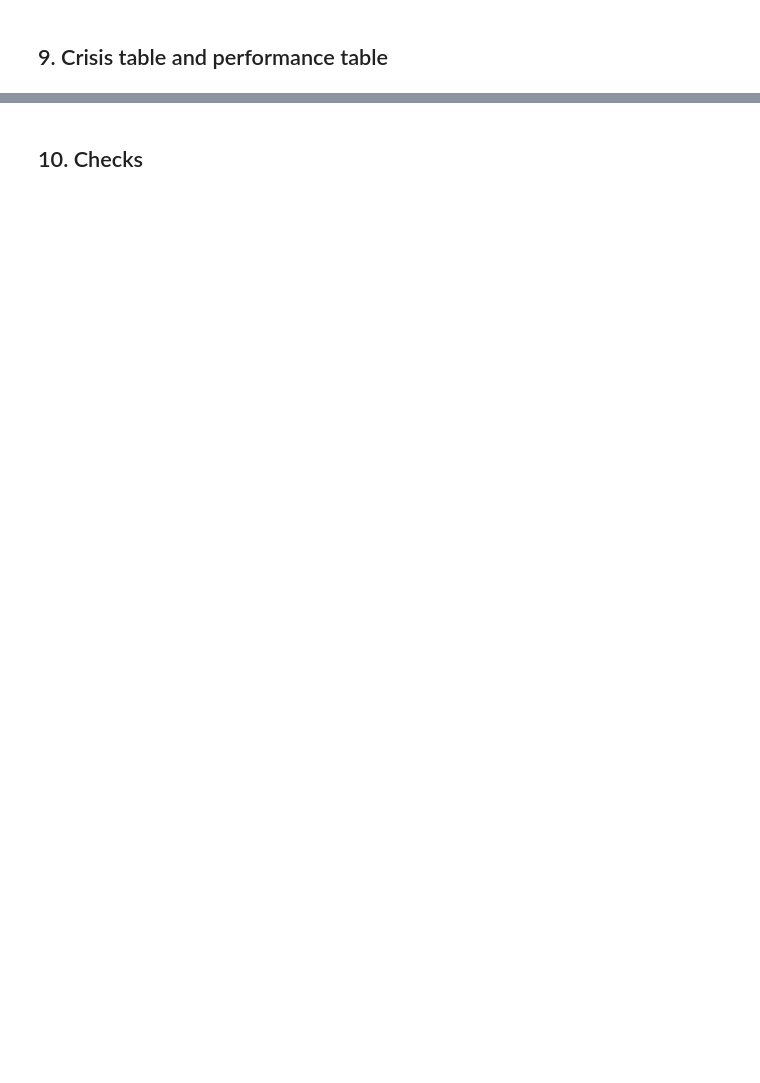
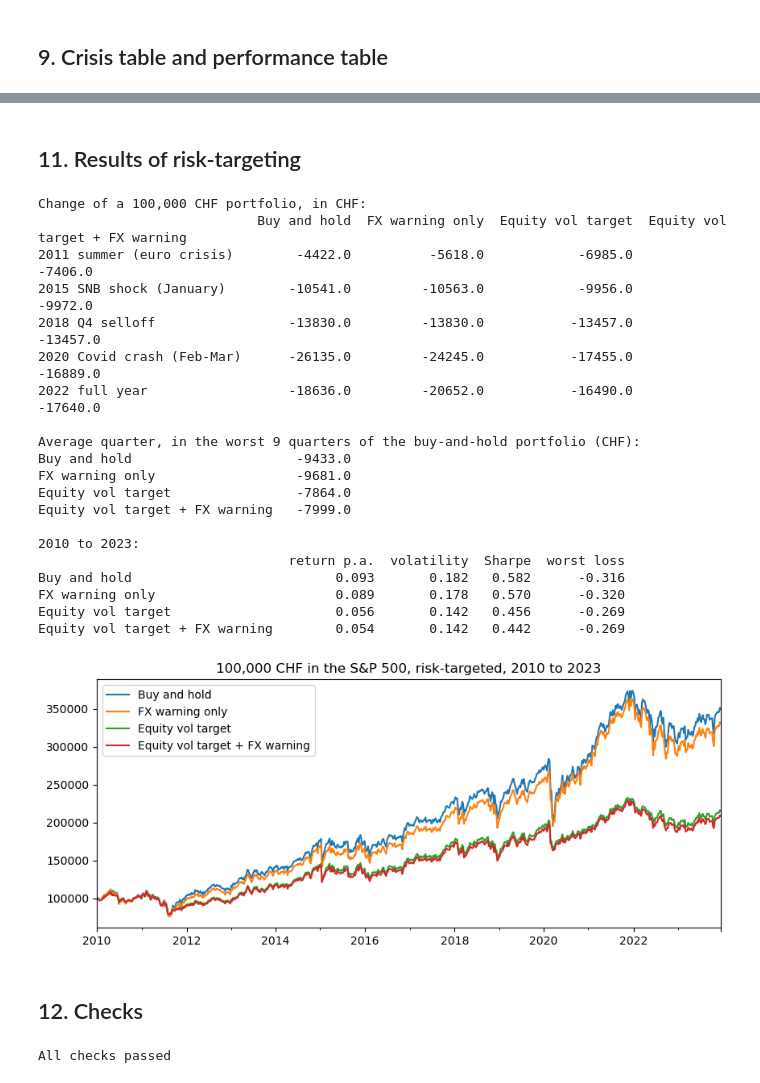
Before and after one commit to Roberto-Berardi/trend-following-fx-risk-factor, a Jupyter notebook: code/04_volatility.ipynb, the cells around one changed output, grey strips where cells are left out. Saved outputs shown, nothing was run; the diff lists cells and outputs as text; code cells hidden in the pictures; blank space fills up the shorter version.

Commit message:
Volatility-managed carry, final test

```diff
--- a/code/04_volatility.ipynb
+++ b/code/04_volatility.ipynb
@@ -282,5 +413,63 @@ print("\nSaved overlay.csv")
+# %% [markdown]
+## 11. Results of risk-targeting
+# %%
+# Weekly return: equity weight decided last Friday x S&P in CHF, plus cash at the CHF rate,
+# minus 5 bp per unit of weight changed.
+sp_chf = (1 + sp_usd) * (1 + usd_chf) - 1
+cash = (weekly["CHF_3M"].loc[idx] / 100 / 52)
+
+risk_targeted = pd.DataFrame(index=idx)
+for name in weights.columns:
+    w = weights[name].shift(1).fillna(1.0)
+    cost = 5 / 1e4 * weights[name].diff().abs().fillna(0)
+    risk_targeted[name] = w * sp_chf + (1 - w) * cash - cost
+
+rows = {}
+for name, (a, b) in crises.items():
+    rows[name] = ((1 + risk_targeted.loc[a:b]).prod() - 1) * 100_000
+print("Change of a 100,000 CHF portfolio, in CHF:")
+print(pd.DataFrame(rows).T.round(0).to_string())
+
+quarterly_rt = (1 + risk_targeted).resample("QE").prod() - 1
+print(f"\nAverage quarter, in the worst {worst.sum()} quarters of the buy-and-hold portfolio (CHF):")
+print((quarterly_rt[worst].mean() * 100_000).round(0).to_string())
+
+perf_rt = pd.DataFrame({
+    "return p.a.": (1 + risk_targeted).prod() ** (52 / len(risk_targeted)) - 1,
+    "volatility": risk_targeted.std() * np.sqrt(52),
+    "Sharpe": risk_targeted.apply(helpers.sharpe_ratio),
+    "worst loss": risk_targeted.apply(helpers.max_drawdown),
+}).round(3)
+print("\n2010 to 2023:")
+print(perf_rt.to_string())
+
+risk_targeted.add_prefix("rt_").join(fx_warning).to_csv(f"{helpers.PROCESSED}/risk_targeted.csv")
+(1 + risk_targeted).cumprod().mul(100_000).plot(figsize=(10, 4),
+    title="100,000 CHF in the S&P 500, risk-targeted, 2010 to 2023");
+# %% [output]
+Change of a 100,000 CHF portfolio, in CHF:
+                            Buy and hold  FX warning only  Equity vol target  Equity vol target + FX warning
+2011 summer (euro crisis)        -4422.0          -5618.0            -6985.0                         -7406.0
+2015 SNB shock (January)        -10541.0         -10563.0            -9956.0                         -9972.0
+2018 Q4 selloff                 -13830.0         -13830.0           -13457.0                        -13457.0
+2020 Covid crash (Feb-Mar)      -26135.0         -24245.0           -17455.0                        -16889.0
+2022 full year                  -18636.0         -20652.0           -16490.0                        -17640.0
+
+Average quarter, in the worst 9 quarters of the buy-and-hold portfolio (CHF):
+Buy and hold                     -9433.0
+FX warning only                  -9681.0
+Equity vol target                -7864.0
+Equity vol target + FX warning   -7999.0
+
+2010 to 2023:
+                                return p.a.  volatility  Sharpe  worst loss
+Buy and hold                          0.093       0.182   0.582      -0.316
+FX warning only                       0.089       0.178   0.570      -0.320
+Equity vol target                     0.056       0.142   0.456      -0.269
+Equity vol target + FX warning        0.054       0.142   0.442      -0.269
+[figure, added]
 # %% [markdown]
-## 10. Checks
+## 12. Checks
 # %%
 # No holdout data anywhere
 for obj in (forecasts, stress, overlay, portfolios):
@@ -299,4 +488,10 @@ assert 0 < stress.mean() < 0.5, "Stress regime share looks wrong"
 # Signals are lagged: the overlay return of week t uses the position decided at t-1
 assert overlay.index.equals(forecasts.index)
 
+# Risk-targeting: no leverage, no holdout
+assert weights.max().max() <= 1.0 and weights.min().min() >= 0, "Equity weight out of [0, 1]"
+assert risk_targeted.index.max() < pd.Timestamp(helpers.HOLDOUT_START), "Holdout data used"
+
 print("All checks passed")
+# %% [output]
+All checks passed
```
Also changed, not shown: parts of 12 cells of this notebook.
